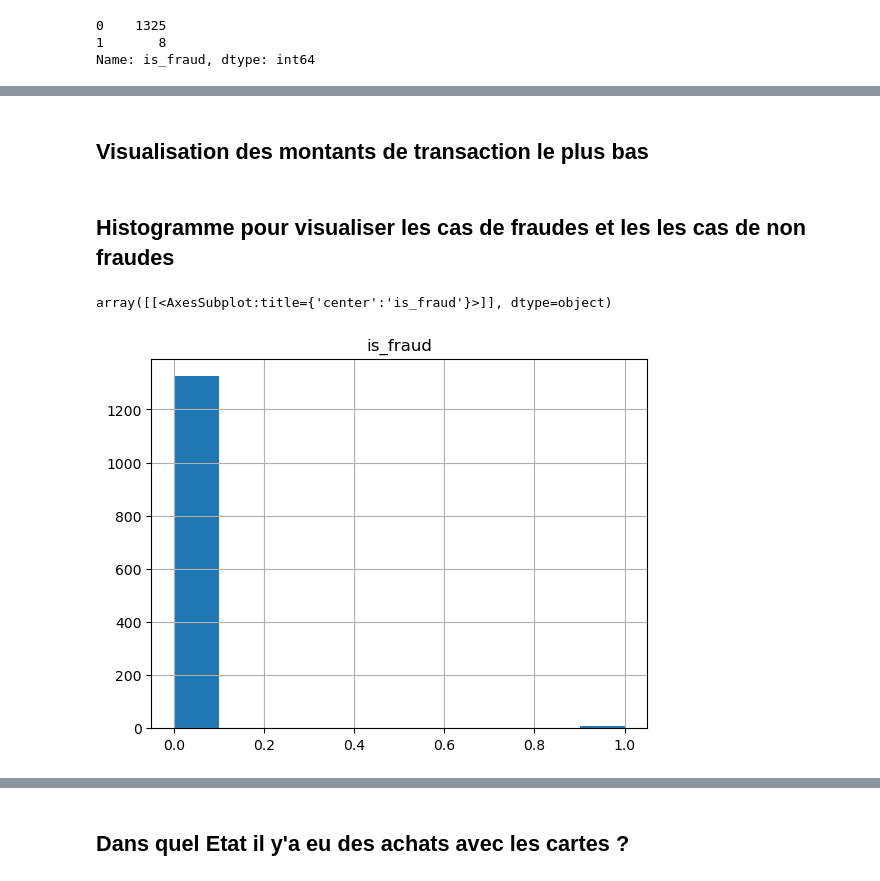
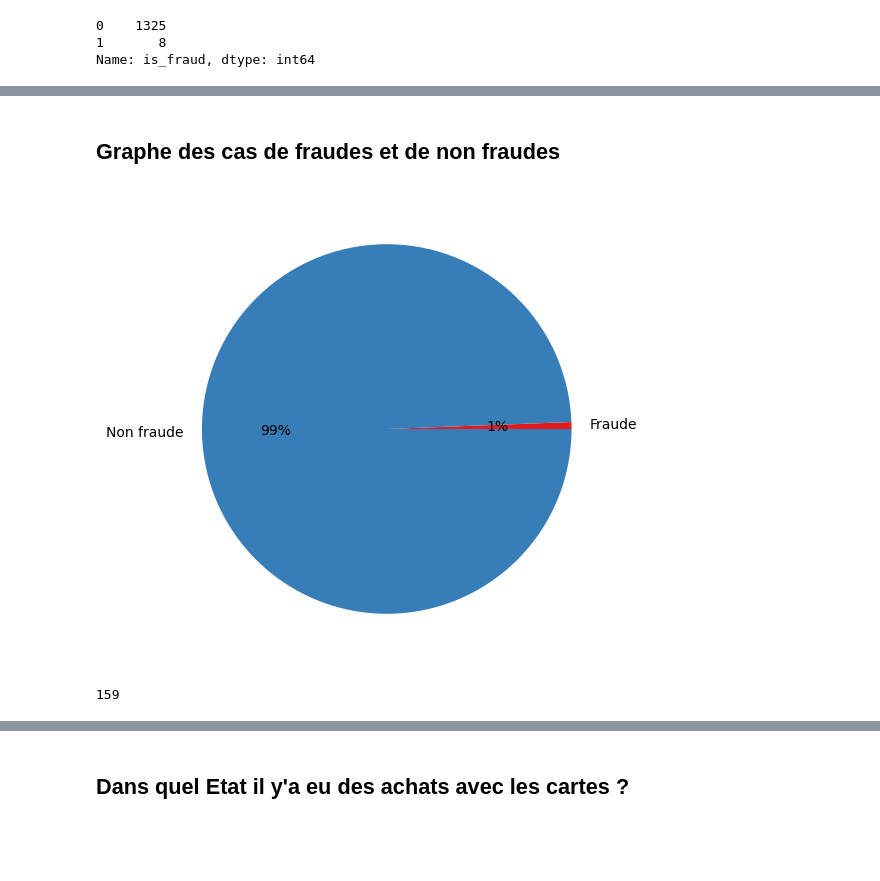
Before and after one commit to AbdoulAzizBaoula/creditCardFraude, a Jupyter notebook: index.ipynb, the cells around one changed output, grey strips where cells are left out. Saved outputs shown, nothing was run; the diff lists cells and outputs as text; code cells hidden in the pictures; blank space fills up the shorter version.

```diff
--- a/index.ipynb
+++ b/index.ipynb
@@ -101,2 +137,0 @@ montant.max()
-# %% [markdown]
-## Visualisation des montants de transaction le plus bas
@@ -105,7 +138,17 @@ montant.min()
-# %% [markdown]
-## Histogramme pour visualiser les cas de fraudes et les les cas de non fraudes
-# %%
-df.hist(column='is_fraud')
-# %% [output]
-array([[<AxesSubplot:title={'center':'is_fraud'}>]], dtype=object)
-[figure, removed]
+# %% [markdown]
+## Graphe des cas de fraudes et de non fraudes
+# %%
+plt.figure(figsize=(13,6))
+fraude=df['is_fraud'][df['is_fraud']== 1].count()
+nonFraude=df['is_fraud'][df['is_fraud']== 0].count()
+data=[fraude,nonFraude]
+label=['Fraude','Non fraude']
+color= sns.color_palette('Set1')
+plt.pie(data,labels=label,colors=color,autopct='%.0f%%')
+plt.show()
+# %% [output]
+[figure, added]
+# %%
+np.size((df['city'].unique()))
+# %% [output]
+159
```
Also changed, not shown: parts of 63 cells of this notebook, 17 other files.
